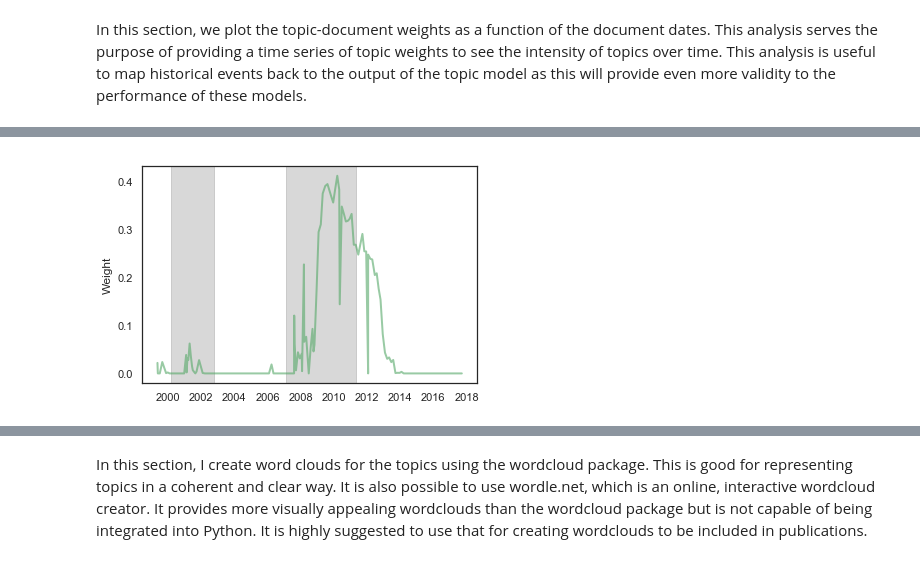
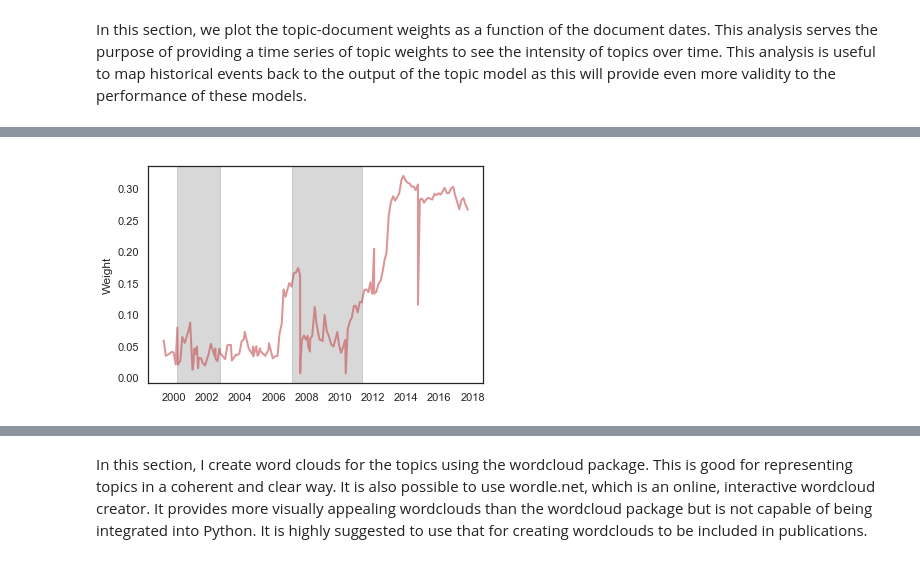
Before and after one commit to ancilcrayton/nlp_public_policy, a Jupyter notebook: nlp_fed_statements.ipynb, the cells around one changed output, grey strips where cells are left out. Saved outputs shown, nothing was run; the diff lists cells and outputs as text; code cells hidden in the pictures.

```diff
--- a/nlp_fed_statements.ipynb
+++ b/nlp_fed_statements.ipynb
@@ -379,15 +349,16 @@ W.shape
 In this section, we plot the topic-document weights as a function of the document dates. This analysis serves the purpose of providing a time series of topic weights to see the intensity of topics over time. This analysis is useful to map historical events back to the output of the topic model as this will provide even more validity to the performance of these models.
 # %%
 # Create dates and NMF weight variables
-y1 = W[:,0]
-y2 = W[:,1]
-y3 = W[:,2]
+nmf_theme1_weights = W[:,0]
+nmf_theme2_weights = W[:,1]
+nmf_theme3_weights = W[:,2]
 # %%
-# Plot topic 1 weights as a time series
-fig, ax = plt.subplots()
-ax.plot(x, y1, 'r-', linewidth=2, label='topic 1', alpha=0.6)
-ax.set_ylabel('Weight')
-ax.axvspan(x[7], x[32], alpha=0.30, color='gray')
-ax.axvspan(x[65], x[105], alpha=0.30, color='gray')
-plt.savefig('images/NMFWeights1.png', dpi=300)
-plt.show()
+# A function to plot the weights of the themes
+def plot_theme_weights(weights, name, color):
+    fig, ax = plt.subplots()
+    ax.plot(x, weights, '{}-'.format(color), linewidth=2, label='topic 1', alpha=0.6)
+    ax.set_ylabel('Weight')
+    ax.axvspan(x[7], x[32], alpha=0.30, color='gray')
+    ax.axvspan(x[65], x[105], alpha=0.30, color='gray')
+    plt.savefig('images/{}.png'.format(name), dpi=300)
+    plt.show()
@@ -407,11 +365,5 @@ plt.show()
-# %%
-# Plot topic 3 weights as a time series
-fig, ax = plt.subplots()
-ax.plot(x, y3, 'g-', linewidth=2, label='topic 3', alpha=0.6)
-ax.set_ylabel('Weight')
-ax.axvspan(x[7], x[32], alpha=0.30, color='gray')
-ax.axvspan(x[65], x[105], alpha=0.30, color='gray')
-plt.savefig('images/NMFWeights3.png', dpi=300)
-plt.show()
-# %% [output]
-[figure, removed]
+# %%
+# Plot topic 1 weights as a time series
+plot_theme_weights(weights=nmf_theme1_weights, name='NMFWeights1', color='r')
+# %% [output]
+[figure, added]
```
Also changed, not shown: parts of 49 cells of this notebook, 18 other files.
